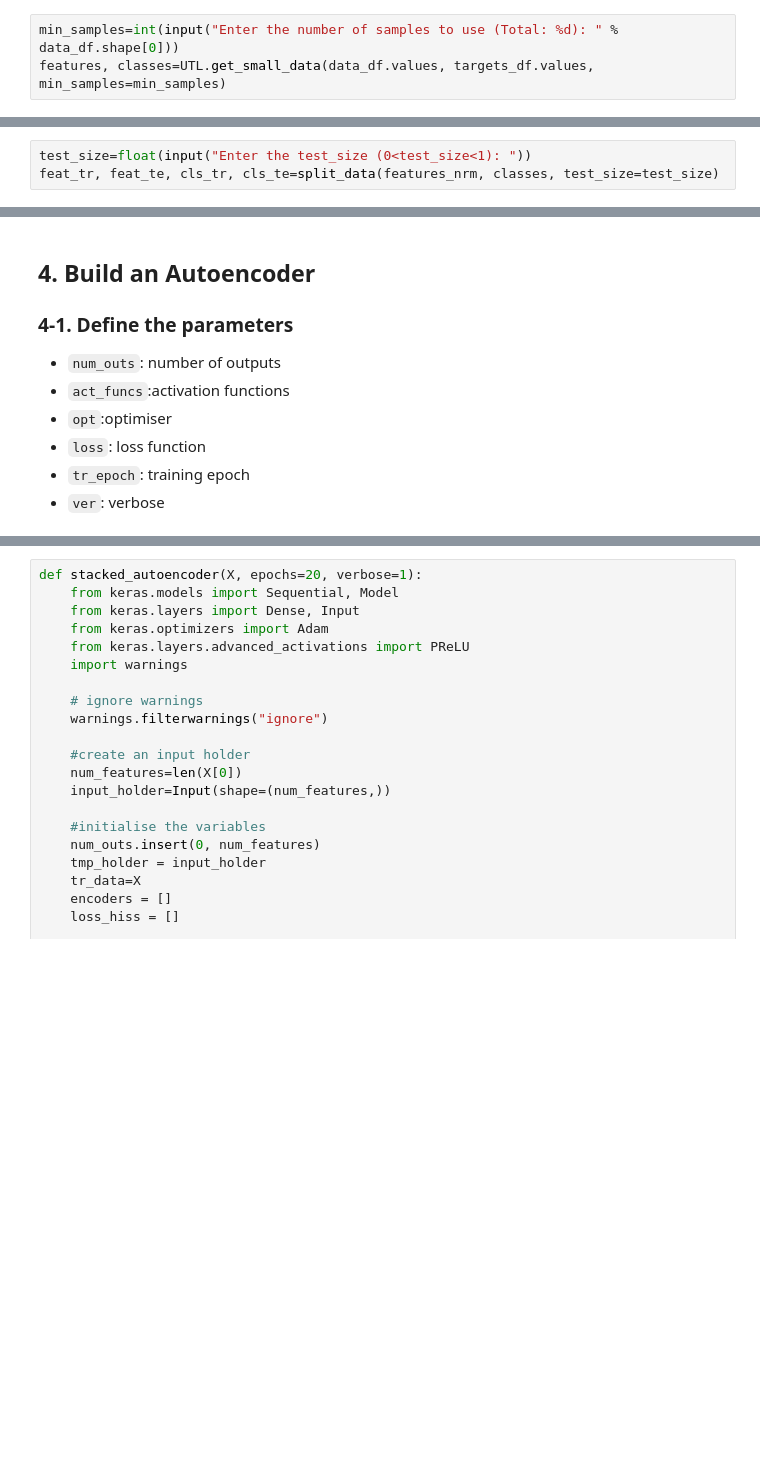
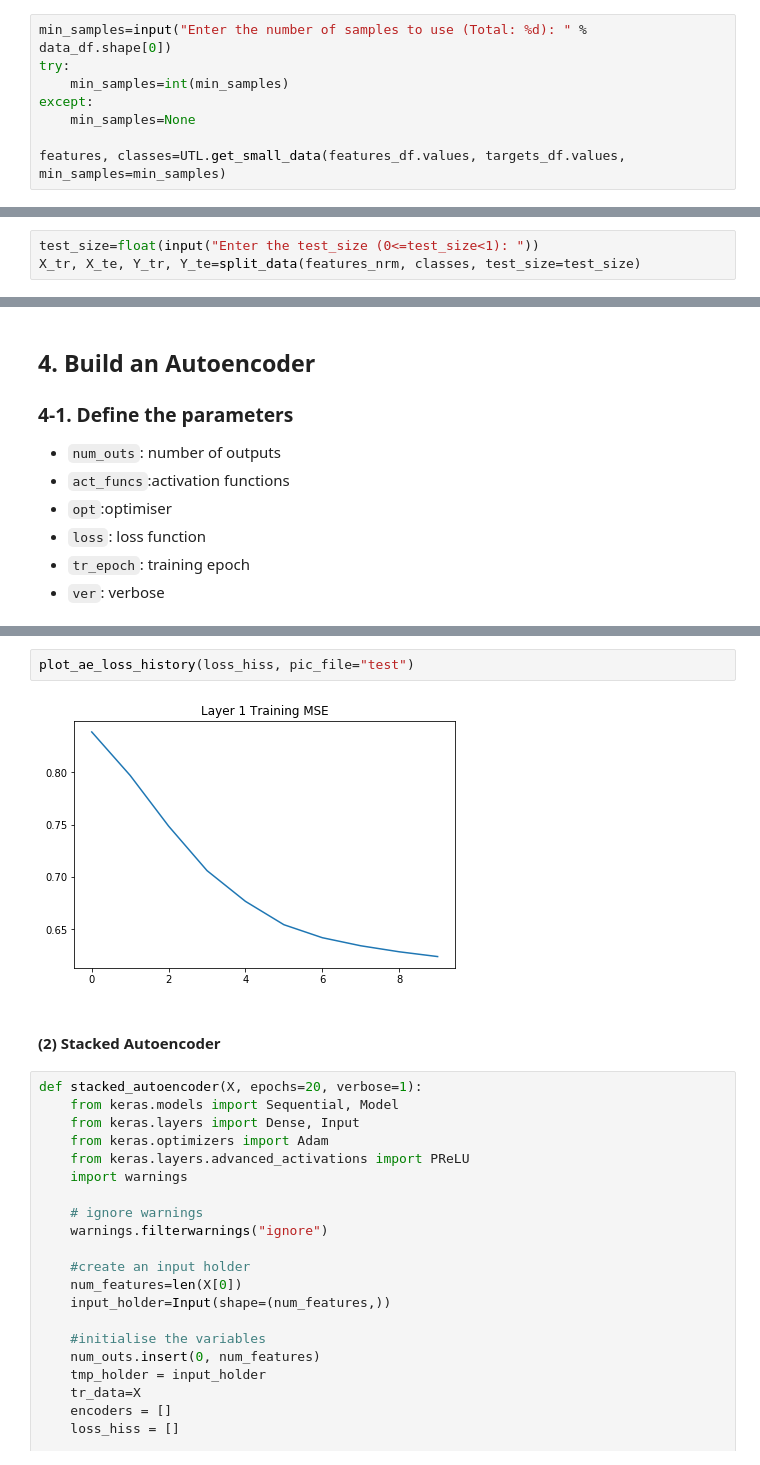
Before and after one commit to tomokoji/ce888assignment, a Jupyter notebook: src/assignment2.ipynb, the cells around one changed output, grey strips where cells are left out. Saved outputs shown, nothing was run; the diff lists cells and outputs as text; blank space fills up the shorter version.

```diff
--- a/src/assignment2.ipynb
+++ b/src/assignment2.ipynb
@@ -80,6 +65,11 @@ data_df.head(5)
 `get_small_data` returns the specified number of samples. <br>
 If `min_samples` is **None**, then **50 + 8\*num_cols** samples will be returned.
 # %%
-min_samples=int(input("Enter the number of samples to use (Total: %d): " % data_df.shape[0]))
-features, classes=UTL.get_small_data(data_df.values, targets_df.values, min_samples=min_samples)
+min_samples=input("Enter the number of samples to use (Total: %d): " % data_df.shape[0])
+try:
+    min_samples=int(min_samples)
+except:
+    min_samples=None
+
+features, classes=UTL.get_small_data(features_df.values, targets_df.values, min_samples=min_samples)
 # %% [output]
@@ -145,6 +132,6 @@ def split_data(X, y, test_size=0.2):
 
     return X_tr, X_te, Y_tr, Y_te
 # %%
-test_size=float(input("Enter the test_size (0<test_size<1): "))
-feat_tr, feat_te, cls_tr, cls_te=split_data(features_nrm, classes, test_size=test_size)
+test_size=float(input("Enter the test_size (0<=test_size<1): "))
+X_tr, X_te, Y_tr, Y_te=split_data(features_nrm, classes, test_size=test_size)
 # %% [output]
@@ -171,3 +220,9 @@ ver=0
+# %%
+plot_ae_loss_history(loss_hiss, pic_file="test")
+# %% [output]
+[figure, added]
+# %% [markdown]
+#### (2) Stacked Autoencoder
 # %%
 def stacked_autoencoder(X, epochs=20, verbose=1):
     from keras.models import Sequential, Model
```
Also changed, not shown: parts of 46 cells of this notebook, 13 other files.
